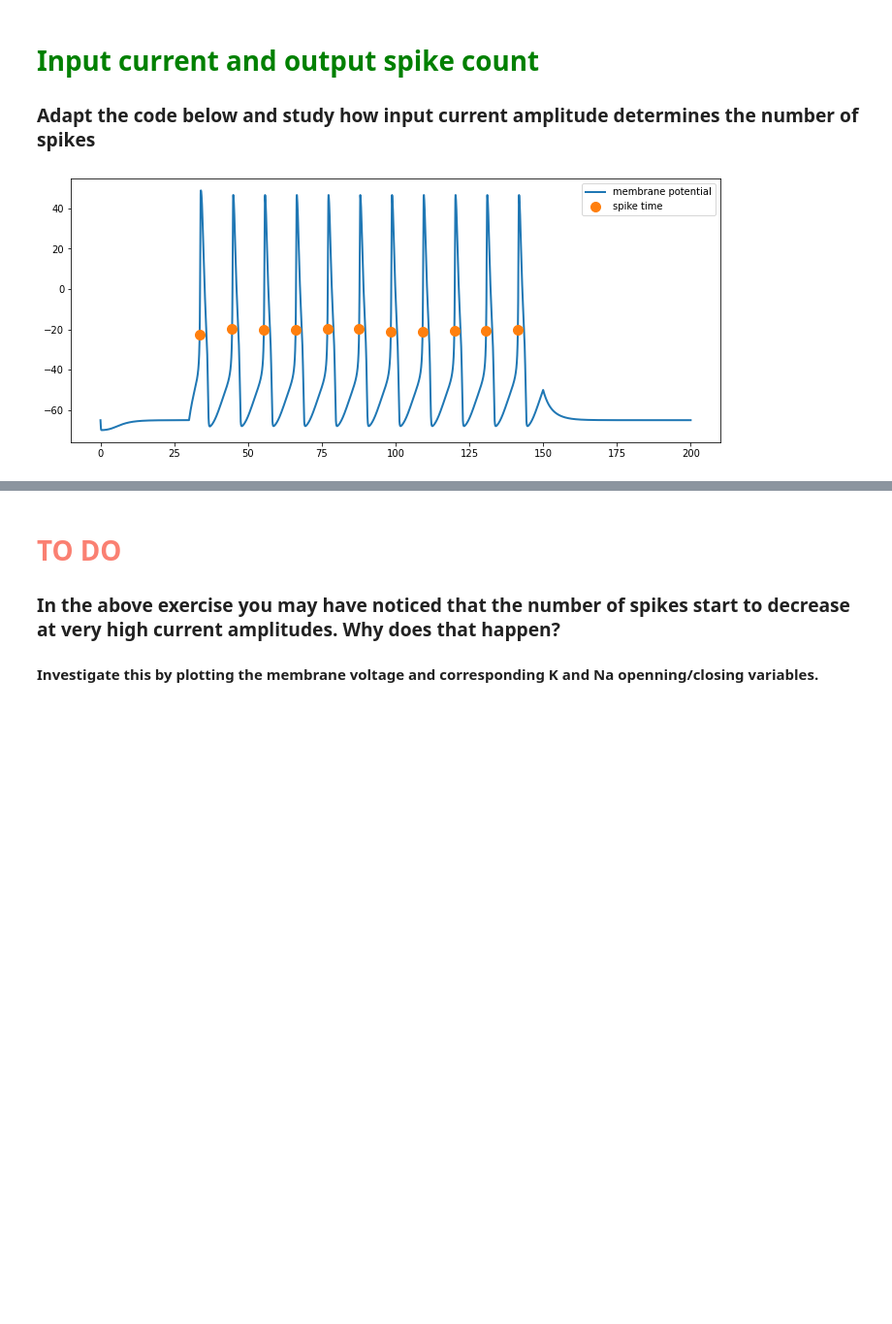
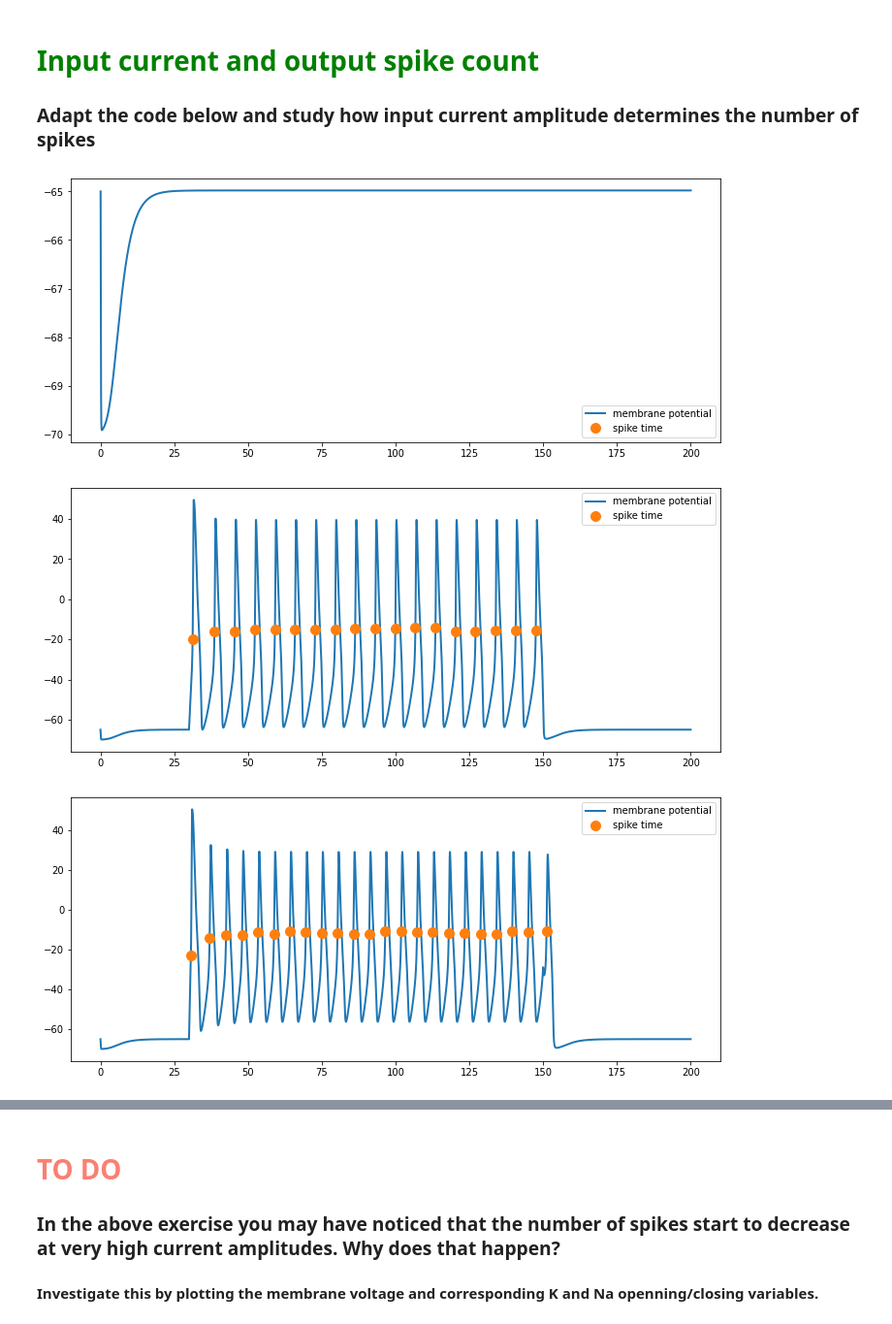
Before and after one commit to jacobhm98/Neuroscience, a Jupyter notebook: tutorial1/HH_neuron_model.ipynb, the cells around one changed output, grey strips where cells are left out. Shown at 97% size. Cells and saved outputs as stored; diff of their text form; code cells hidden in the pictures; blank space fills up the shorter version.

Commit message:
study rate of spiking vs current injected

```diff
--- a/tutorial1/HH_neuron_model.ipynb
+++ b/tutorial1/HH_neuron_model.ipynb
@@ -344,31 +344,40 @@ We can see that in general, spike threshold is not very affected by gK (there is
 # %%
 # Calculate the effect of injected current on the spike count
 # Input stimulus
 # Vary the input strength and stimulation durtion here
-def I_inj(t, stim_amp = 10., stim_start = 30.0, stim_end = 150.):
-    if 0.0 < t < stim_start:
+stimmys = np.linspace(0, 300, 10)
+spike_counts = np.zeros(len(stimmys))
+for i, stimmy in enumerate(stimmys):
+    def I_inj(t, stim_amp = stimmy, stim_start = 30.0, stim_end = 150.):
+        if 0.0 < t < stim_start:
+            return 0.0
+        elif stim_start < t < stim_end:
+            return stim_amp
+        elif stim_end < t < 200.0:
+            return 0.0
         return 0.0
-    elif stim_start < t < stim_end:
-        return stim_amp
-    elif stim_end < t < 200.0:
-        return 0.0
-    return 0.0
 
-Y = np.array([-65.0, n_inf(), m_inf(), h_inf()])
-# Solve ODE system
-Vy = odeint(compute_derivatives, Y, T)
-vm = Vy[:,0]
-spk_id = get_max_accelearation(vm)
+    Y = np.array([-65.0, n_inf(), m_inf(), h_inf()])
+    # Solve ODE system
+    Vy = odeint(compute_derivatives, Y, T)
+    vm = Vy[:,0]
+    spk_id = get_max_accelearation(vm)
 
-spike_count = len(spk_id)
-spike_count
+    spike_counts[i] = len(spk_id)
+
+    plt.figure(figsize=(12, 5))
+    plt.clf()
+    plt.plot(T,vm,linewidth=2,label='membrane potential')
+    plt.plot(T[spk_id],vm[spk_id],'o',ms = 10,linewidth=5,label='spike time')
+    #plt.xlim((2500,8000))
+    plt.legend()
+    plt.show()
 
 plt.figure(figsize=(12, 5))
-plt.clf()
-plt.plot(T,vm,linewidth=2,label='membrane potential')
-plt.plot(T[spk_id],vm[spk_id],'o',ms = 10,linewidth=5,label='spike time')
-#plt.xlim((2500,8000))
+plt.plot(stimmys, spike_counts, label="number of spikes vs current injected")
 plt.legend()
 plt.show()
 # %% [output]
-[figure, old version]
+[figure, new version]
+[figure, added]
+[figure, added]
```
Also changed, not shown: parts of 3 cells of this notebook.
